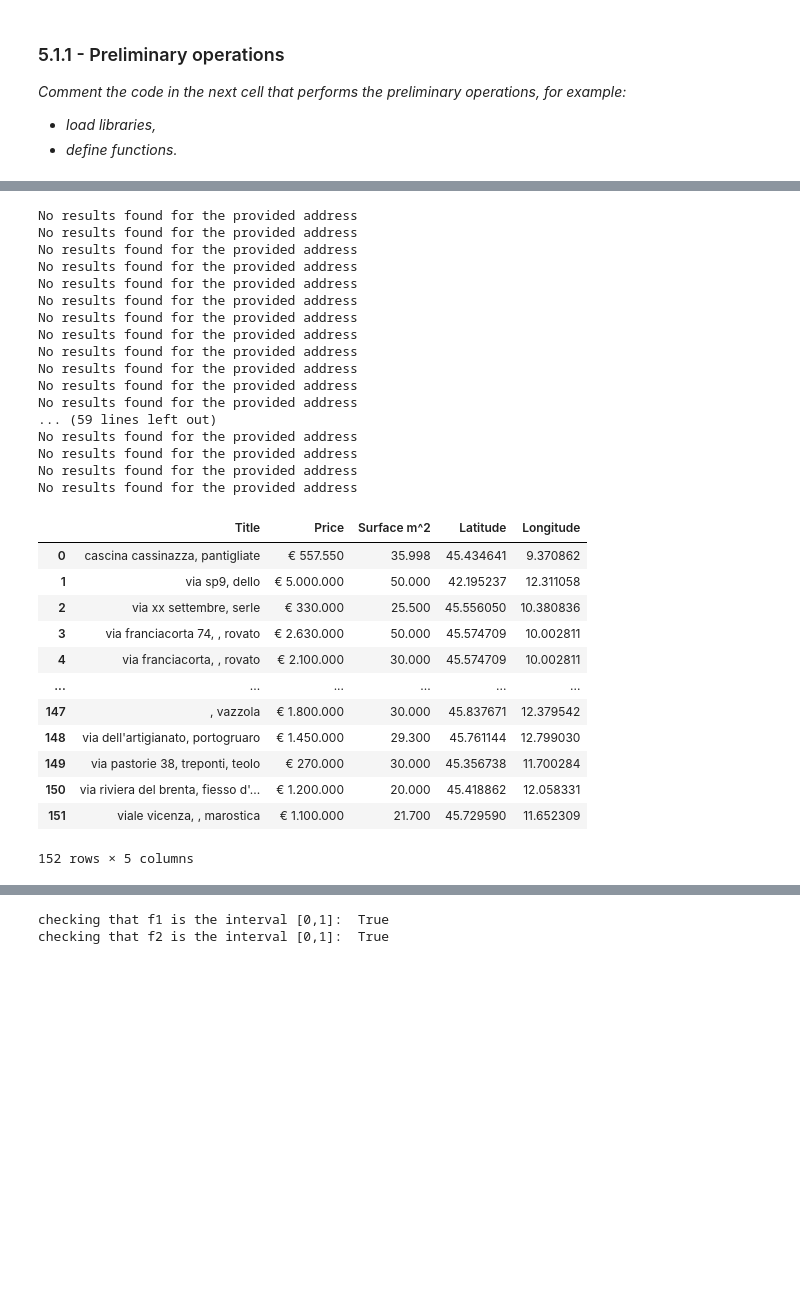
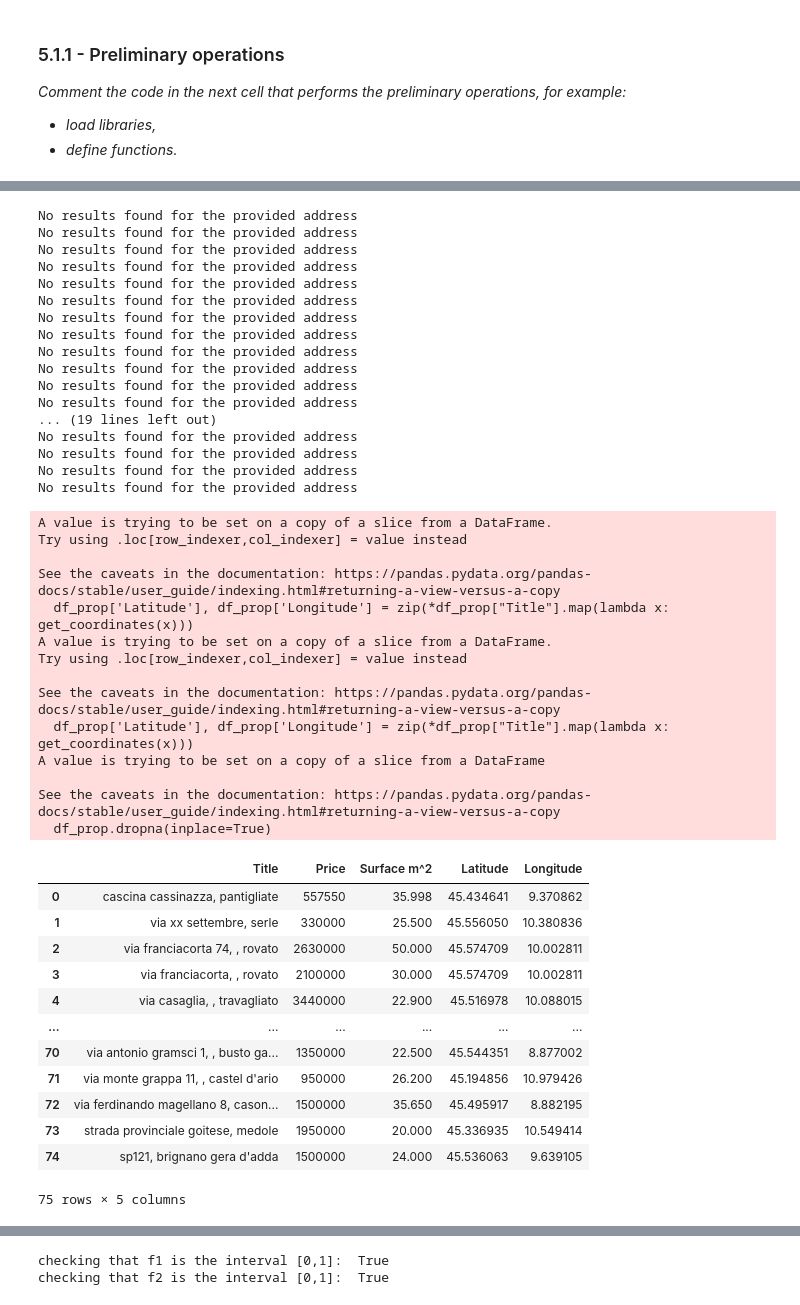
Before and after one commit to LoreJob/Logistic-Problem-Walmart, a Jupyter notebook: ProjectTemplate.ipynb, the cells around one changed output, grey strips where cells are left out. Cells and saved outputs as stored; diff of their text form; code cells hidden in the pictures; blank space fills up the shorter version.

Commit message:
5.1.1 Adjusting functions and drop some usless info

```diff
--- a/ProjectTemplate.ipynb
+++ b/ProjectTemplate.ipynb
@@ -378,52 +418,66 @@ def get_coordinates(address):
         data = response.json()
         if data:
             latitude = float(data[0]['lat'])
             longitude = float(data[0]['lon'])
             return latitude, longitude
         else:
             print("No results found for the provided address")
             return None, None
     else:
         print("Error:", response.text)
         return None, None
 
 df_prop['Latitude'], df_prop['Longitude'] = zip(*df_prop["Title"].map(lambda x: get_coordinates(x)))
+df_prop.dropna(inplace=True)
+
+df_prop.reset_index(inplace = True, drop = True)
+df_prop.to_csv("df_prop.csv")
+df_prop
 # %% [output]
 No results found for the provided address
 No results found for the provided address
 No results found for the provided address
 No results found for the provided address
 No results found for the provided address
 No results found for the provided address
 No results found for the provided address
 No results found for the provided address
 No results found for the provided address
 No results found for the provided address
 No results found for the provided address
 No results found for the provided address
-... (59 lines left out)
+... (19 lines left out)
 No results found for the provided address
 No results found for the provided address
 No results found for the provided address
 No results found for the provided address
+A value is trying to be set on a copy of a slice from a DataFrame.
+Try using .loc[row_indexer,col_indexer] = value instead
+
+See the caveats in the documentation: https://pandas.pydata.org/pandas-docs/stable/user_guide/indexing.html#returning-a-view-versus-a-copy
+  df_prop['Latitude'], df_prop['Longitude'] = zip(*df_prop["Title"].map(lambda x: get_coordinates(x)))
+A value is trying to be set on a copy of a slice from a DataFrame.
+Try using .loc[row_indexer,col_indexer] = value instead
+
+See the caveats in the documentation: https://pandas.pydata.org/pandas-docs/stable/user_guide/indexing.html#returning-a-view-versus-a-copy
+  df_prop['Latitude'], df_prop['Longitude'] = zip(*df_prop["Title"].map(lambda x: get_coordinates(x)))
+A value is trying to be set on a copy of a slice from a DataFrame
+
+See the caveats in the documentation: https://pandas.pydata.org/pandas-docs/stable/user_guide/indexing.html#returning-a-view-versus-a-copy
+  df_prop.dropna(inplace=True)
+|  | Title | Price | Surface m^2 | Latitude | Longitude |
+| 0 | cascina cassinazza, pantigliate | 557550 | 35.998 | 45.434641 | 9.370862 |
+| 1 | via xx settembre, serle | 330000 | 25.500 | 45.556050 | 10.380836 |
+| 2 | via franciacorta 74, , rovato | 2630000 | 50.000 | 45.574709 | 10.002811 |
+| 3 | via franciacorta, , rovato | 2100000 | 30.000 | 45.574709 | 10.002811 |
+| 4 | via casaglia, , travagliato | 3440000 | 22.900 | 45.516978 | 10.088015 |
+| ... | ... | ... | ... | ... | ... |
+| 70 | via antonio gramsci 1, , busto ga... | 1350000 | 22.500 | 45.544351 | 8.877002 |
+| 71 | via monte grappa 11, , castel d'ario | 950000 | 26.200 | 45.194856 | 10.979426 |
+| 72 | via ferdinando magellano 8, cason... | 1500000 | 35.650 | 45.495917 | 8.882195 |
+| 73 | strada provinciale goitese, medole | 1950000 | 20.000 | 45.336935 | 10.549414 |
+| 74 | sp121, brignano gera d'adda | 1500000 | 24.000 | 45.536063 | 9.639105 |
+75 rows × 5 columns
-# %%
-df_prop.reset_index(inplace=True, drop = True)
-df_prop.to_csv("df_prop.csv")
-df_prop
-# %% [output]
-|  | Title | Price | Surface m^2 | Latitude | Longitude |
-| 0 | cascina cassinazza, pantigliate | € 557.550 | 35.998 | 45.434641 | 9.370862 |
-| 1 | via sp9, dello | € 5.000.000 | 50.000 | 42.195237 | 12.311058 |
-| 2 | via xx settembre, serle | € 330.000 | 25.500 | 45.556050 | 10.380836 |
-| 3 | via franciacorta 74, , rovato | € 2.630.000 | 50.000 | 45.574709 | 10.002811 |
-| 4 | via franciacorta, , rovato | € 2.100.000 | 30.000 | 45.574709 | 10.002811 |
-| ... | ... | ... | ... | ... | ... |
-| 147 | , vazzola | € 1.800.000 | 30.000 | 45.837671 | 12.379542 |
-| 148 | via dell'artigianato, portogruaro | € 1.450.000 | 29.300 | 45.761144 | 12.799030 |
-| 149 | via pastorie 38, treponti, teolo | € 270.000 | 30.000 | 45.356738 | 11.700284 |
-| 150 | via riviera del brenta, fiesso d'... | € 1.200.000 | 20.000 | 45.418862 | 12.058331 |
-| 151 | viale vicenza, , marostica | € 1.100.000 | 21.700 | 45.729590 | 11.652309 |
-152 rows × 5 columns
 # %%
 df = pd.read_excel("Lombardia_tavole2021-Censimento-permanente.xlsx", sheet_name="Tavola A1_COMUNI", skiprows=2)
 df_pop = df[["PROVINCE","Denominazione Comune", "Popolazione al 1° gennaio - Totale"]]
```
Also changed, not shown: parts of 8 cells of this notebook, 5 other files.
